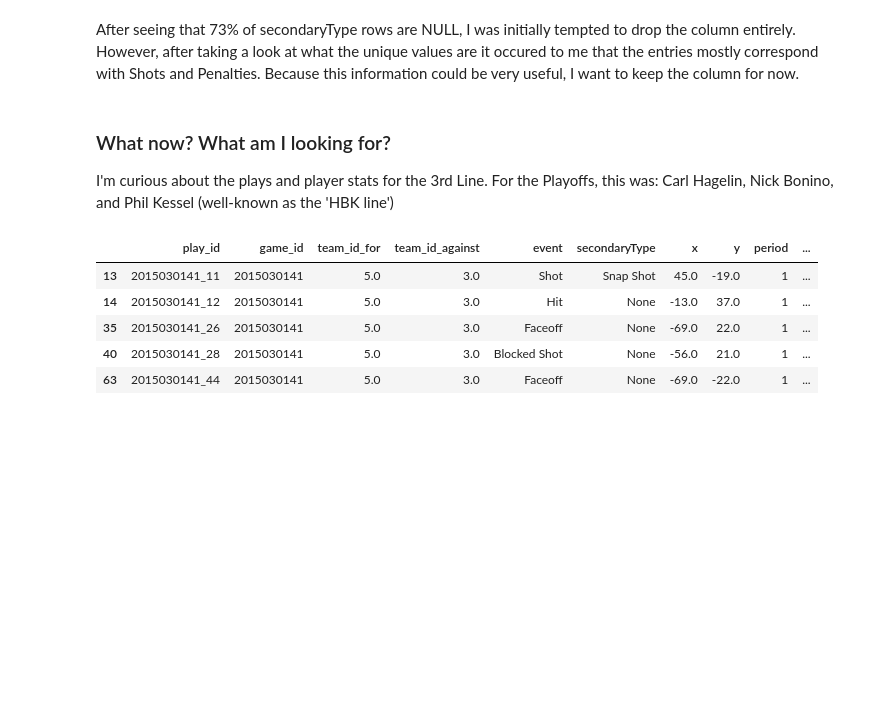
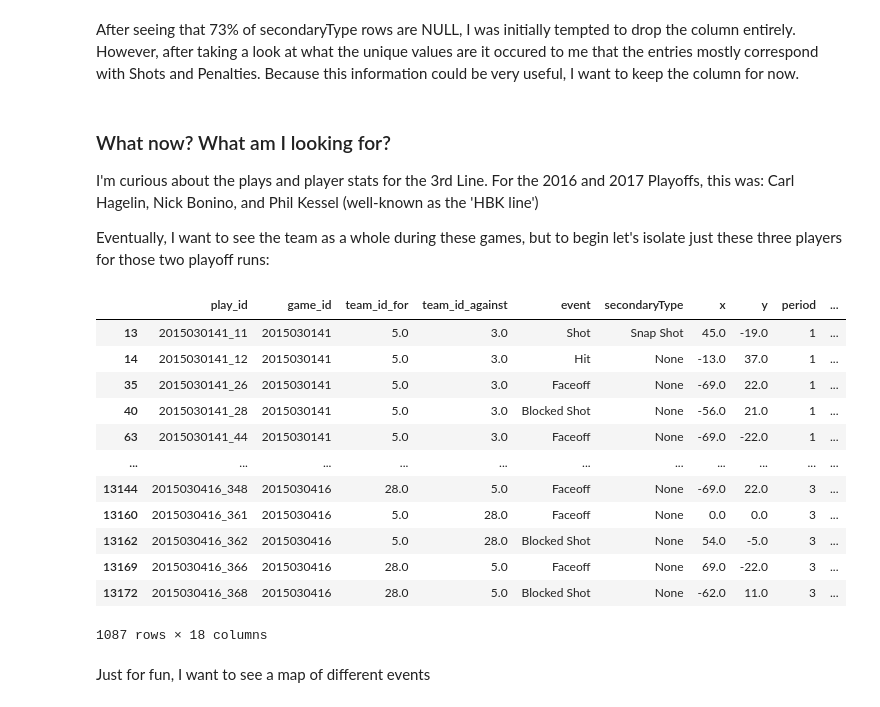
Before and after one commit to boncz/PenguinsHockeyAnalysis, a Jupyter notebook: PensPlayoffAnalysis.ipynb, the cells around one changed output. Cells and saved outputs as stored; diff of their text form; code cells hidden in the pictures; blank space fills up the shorter version.

```diff
--- a/PensPlayoffAnalysis.ipynb
+++ b/PensPlayoffAnalysis.ipynb
@@ -21,14 +21,31 @@ JOIN game_plays_players ON game_plays_trimmed.play_id = game_plays_players.play_
 JOIN player_info ON game_plays_players.player_id = player_info.player_id
 WHERE game.type = 'P'
     AND game.season = 20152016
+
     AND (
         game.home_team_id = 5
         OR
         game.away_team_id = 5
         );
 ''')
+
+playoff_20162017_data_query = ('''
+SELECT game_plays_trimmed.*, game_plays_players.*, player_info.firstName, player_info.lastName FROM game
+JOIN game_plays_trimmed ON game.game_id = game_plays_trimmed.game_id
+JOIN game_plays_players ON game_plays_trimmed.play_id = game_plays_players.play_id
+JOIN player_info ON game_plays_players.player_id = player_info.player_id
+WHERE game.type = 'P'
+    AND game.season = 20162017
+
+    AND (
+        game.home_team_id = 5
+        OR
+        game.away_team_id = 5
+        );
+''')
 # %%
 conn = sqlite3.connect('NHL_data.db')
 # %%
-pens_201516_playoff_df = pd.read_sql_query(playoff_20152016_data_query, conn)
+pens_2016_playoff_df = pd.read_sql_query(playoff_20152016_data_query, conn)
+pens_2017_playoff_df = pd.read_sql_query(playoff_20162017_data_query, conn)
 # %%
@@ -61,8 +73,10 @@ Index(['Unnamed: 0', 'play_id', 'game_id', 'team_id_for', 'team_id_against',
 As expected, some columns are the same. Also noticeable is how there is both an x, y and a st_x, st_y. Only one set of coordinates is needed.
 Below I drop any duplicated columns, as well as any additional columns that are unnecessary at this time.
 # %%
-pens_201516_playoff_df = pens_201516_playoff_df.iloc[:,~pens_201516_playoff_df.columns.duplicated()]
+pens_2016_playoff_df = pens_2016_playoff_df.iloc[:,~pens_2016_playoff_df.columns.duplicated()]
+pens_2017_playoff_df = pens_2017_playoff_df.iloc[:,~pens_2017_playoff_df.columns.duplicated()]
 # %%
-pens_201516_playoff_df = pens_201516_playoff_df.drop(['dateTime','Unnamed: 0'], axis=1)
+pens_2016_playoff_df = pens_2016_playoff_df.drop(['dateTime','Unnamed: 0'], axis=1)
+pens_2017_playoff_df = pens_2017_playoff_df.drop(['dateTime','Unnamed: 0'], axis=1)
 # %% [markdown]
 I'd like to see what we're looking at for event, secondaryType, and periodType:
@@ -182,16 +170,28 @@ Because this information could be very useful, I want to keep the column for now
 # %% [markdown]
 ### What now? What am I looking for?
 I'm curious about the plays and player stats for the 3rd Line.
-For the Playoffs, this was: Carl Hagelin, Nick Bonino, and Phil Kessel (well-known as the 'HBK line')
+For the 2016 and 2017 Playoffs, this was: Carl Hagelin, Nick Bonino, and Phil Kessel (well-known as the 'HBK line')
+
+Eventually, I want to see the team as a whole during these games, but to begin let's isolate just these three players for those two playoff runs:
 # %%
-HBK_line_201516_playoff_df = pens_201516_playoff_df[pens_201516_playoff_df['lastName'].isin(['Hagelin','Bonino','Kessel'])]
-HBK_line_201516_playoff_df.head()
+HBK_2016_playoff_df = pens_2016_playoff_df[pens_2016_playoff_df['lastName'].isin(['Hagelin','Bonino','Kessel'])]
+HBK_2017_playoff_df = pens_2017_playoff_df[pens_2017_playoff_df['lastName'].isin(['Hagelin','Bonino','Kessel'])]
+HBK_2016_playoff_df
 # %% [output]
 |  | play_id | game_id | team_id_for | team_id_against | event | secondaryType | x | y | period | ... |
 | 13 | 2015030141_11 | 2015030141 | 5.0 | 3.0 | Shot | Snap Shot | 45.0 | -19.0 | 1 | ... |
 | 14 | 2015030141_12 | 2015030141 | 5.0 | 3.0 | Hit | None | -13.0 | 37.0 | 1 | ... |
 | 35 | 2015030141_26 | 2015030141 | 5.0 | 3.0 | Faceoff | None | -69.0 | 22.0 | 1 | ... |
 | 40 | 2015030141_28 | 2015030141 | 5.0 | 3.0 | Blocked Shot | None | -56.0 | 21.0 | 1 | ... |
 | 63 | 2015030141_44 | 2015030141 | 5.0 | 3.0 | Faceoff | None | -69.0 | -22.0 | 1 | ... |
+| ... | ... | ... | ... | ... | ... | ... | ... | ... | ... | ... |
+| 13144 | 2015030416_348 | 2015030416 | 28.0 | 5.0 | Faceoff | None | -69.0 | 22.0 | 3 | ... |
+| 13160 | 2015030416_361 | 2015030416 | 5.0 | 28.0 | Faceoff | None | 0.0 | 0.0 | 3 | ... |
+| 13162 | 2015030416_362 | 2015030416 | 5.0 | 28.0 | Blocked Shot | None | 54.0 | -5.0 | 3 | ... |
+| 13169 | 2015030416_366 | 2015030416 | 28.0 | 5.0 | Faceoff | None | 69.0 | -22.0 | 3 | ... |
+| 13172 | 2015030416_368 | 2015030416 | 28.0 | 5.0 | Blocked Shot | None | -62.0 | 11.0 | 3 | ... |
+1087 rows × 18 columns
+# %% [markdown]
+Just for fun, I want to see a map of different events
 # %%
 def plotHockeyPoints(data, column, column_filter):
```
Also changed, not shown: parts of 27 cells of this notebook.
